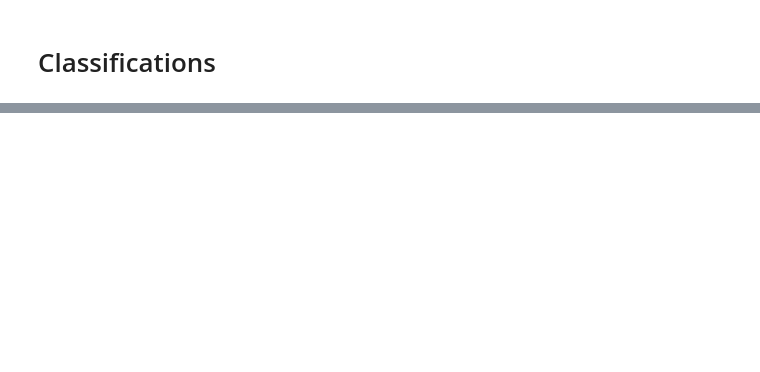
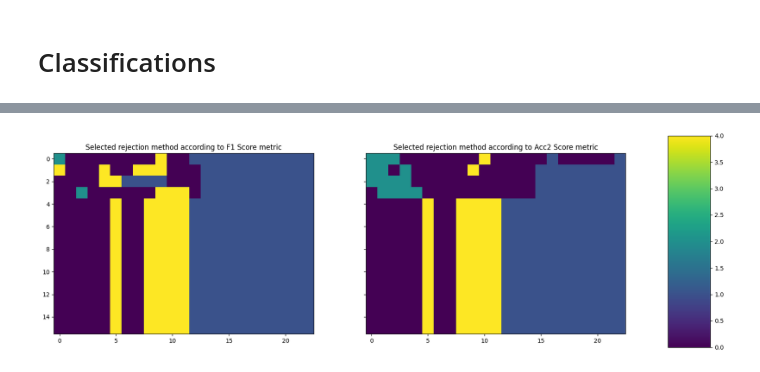
Before and after one commit to drormeir/Thesis, a Jupyter notebook: one_dimension_synthetic.ipynb, the cells around one changed output, grey strips where cells are left out. Drawn from its saved outputs; the diff is of its cells as text; code cells hidden in the pictures; blank space fills up the shorter version.

```diff
--- a/one_dimension_synthetic.ipynb
+++ b/one_dimension_synthetic.ipynb
@@ -121,13 +121,13 @@ class GMM_Thresholding:
         self.p_curve = np.full_like(p_values_sorted, fill_value=self.p_threshold)
         self.name = 'GMM'
 # %%
-class Optimal_F1:
-    def __init__(self, p_values_sorted: np.ndarray, f1_score_sorted: np.ndarray) -> None:
-        ind_best = np.argmax(f1_score_sorted)
+class Maximal_Score:
+    def __init__(self, name: str, p_values_sorted: np.ndarray, score_sorted: np.ndarray) -> None:
+        ind_best = np.argmax(score_sorted)
         self.num_rejected = ind_best + 1
         self.p_threshold = p_values_sorted[ind_best]
         self.p_curve = np.full_like(p_values_sorted, fill_value=self.p_threshold)
-        self.name = 'Optimal F1 score'
+        self.name = name
 # %%
 class Alpha_Rejection:
     def __init__(self, p_values_sorted: np.ndarray, alpha: float) -> None:
@@ -135,6 +135,29 @@ class Alpha_Rejection:
         self.p_threshold = alpha
         self.p_curve = np.full_like(p_values_sorted, fill_value=self.p_threshold)
         self.name = f'alpha={alpha:.2f}'
+# %%
+def sorted_f1_score(labels: np.ndarray, sorted_indexes: np.ndarray) -> np.ndarray:
+    N = len(labels)
+    topK_predictions = np.zeros_like(labels)
+    ret = np.empty(shape=N, dtype=np.float32)
+    for ind_sort in range(N):
+        topK_predictions[sorted_indexes[ind_sort]] = 1
+        ret[ind_sort] = metrics.f1_score(y_true=labels, y_pred=topK_predictions)
+    return ret
+# %%
+def sorted_acc2_score(labels: np.ndarray, sorted_indexes: np.ndarray) -> np.ndarray:
+    N = len(labels)
+    topK_predictions = np.zeros_like(labels)
+    ret = np.empty(shape=N, dtype=np.float32)
+    sum_positive = labels.sum()
+    sum_negative = N - sum_positive
+    true_factor = 1/(sum_positive*sum_negative)
+    for ind_sort in range(N):
+        topK_predictions[sorted_indexes[ind_sort]] = 1
+        true_positive = np.sum((topK_predictions == 1) & (labels == 1))
+        true_negative = np.sum((topK_predictions == 0) & (labels == 0))
+        ret[ind_sort] = true_positive*true_negative
+    return np.sqrt(ret*true_factor)
 # %% [markdown]
 # Main Class
 # %%
@@ -416,0 +456,16 @@ KeyboardInterrupt:
+# %%
+
+
+fig, axs = plt.subplots(nrows=1, ncols=2, figsize=(20,10), sharey=True)
+im = None
+for ind_metrics, name_metrics in enumerate(['F1 Score', 'Acc2 Score']):
+    ax = axs[ind_metrics]
+    ax.set_title(f'Selected rejection method according to {name_metrics} metric')
+    im = ax.imshow(selected_rejection_method[ind_metrics], interpolation='nearest', vmin=0, vmax=num_methods-1)
+
+fig.subplots_adjust(right=0.8)
+cbar_ax = fig.add_axes((0.85, 0.25, 0.05, 0.5))
+if im:
+    fig.colorbar(im, cax=cbar_ax)
+# %% [output]
+[figure, added]
```
Also changed, not shown: parts of 8 cells of this notebook.
